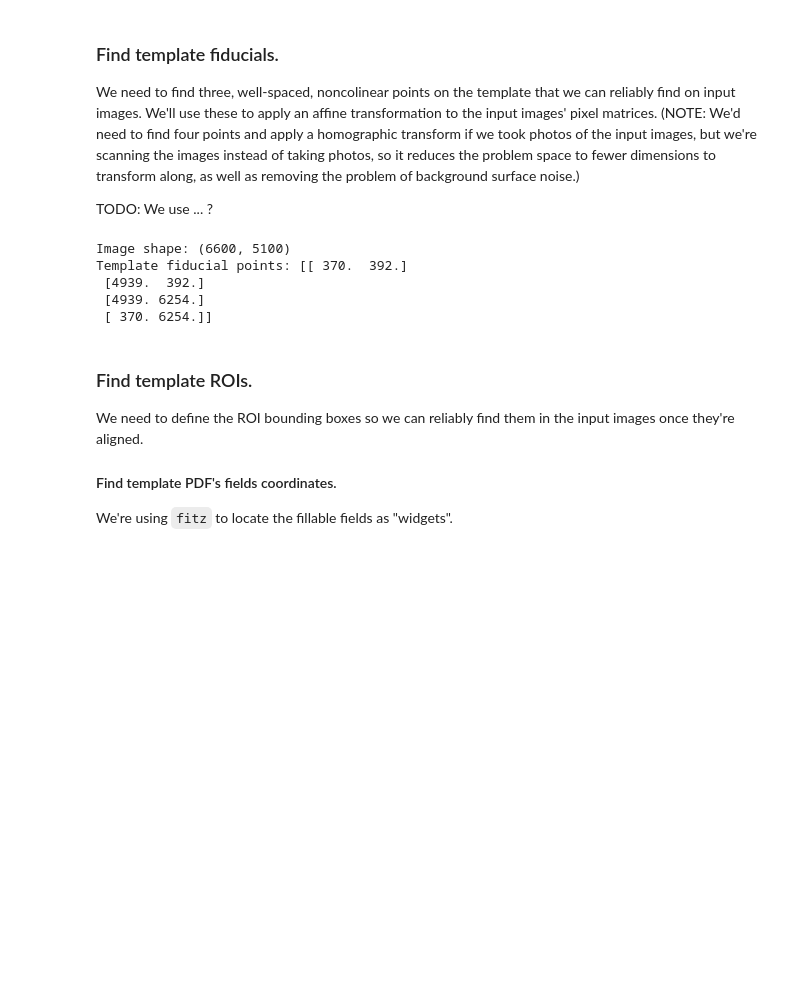
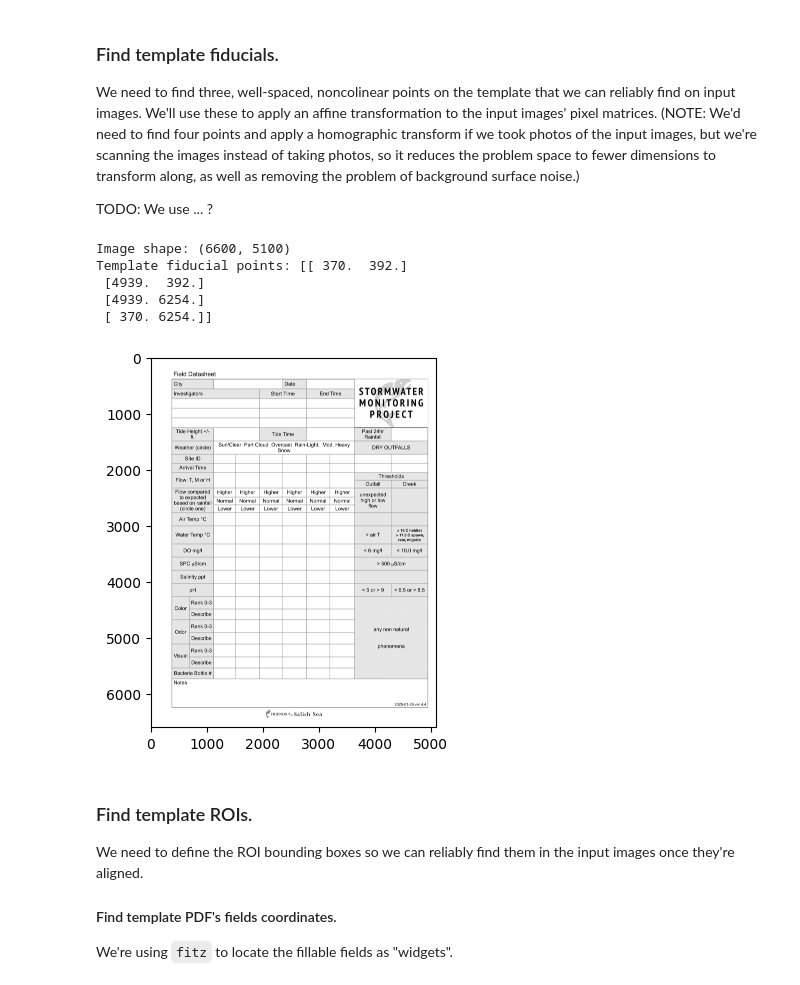
Before and after one commit to KalebCoberly/stormwater_monitoring_exploration, a Jupyter notebook: extraction.ipynb, the cells around one changed output. Cells and saved outputs as stored; diff of their text form; code cells hidden in the pictures; blank space fills up the shorter version.

Commit message:
Cleanup a little and add bounding box to images, which changed the notes ROI image.

```diff
--- a/extraction.ipynb
+++ b/extraction.ipynb
@@ -133,56 +133,63 @@ def get_fiducial_points(
     Returns:
         An array of detected fiducial points as (x, y) coordinates.
     """
-    ret, img_thresh = cv2.threshold(
+    _, img_thresh = cv2.threshold(
         src=img,
         thresh=FIDUCIAL_THRESHOLD,
         maxval=255,
         type=cv2.THRESH_BINARY_INV,
     )
-    # print(f"Thresholding result: {ret}")
 
     img_thresh = cv2.medianBlur(
         src=img_thresh,
         ksize=3,
     )
-    contours, hierarchy = cv2.findContours(
+    contours, _ = cv2.findContours(
         image=img_thresh,
         mode=cv2.RETR_EXTERNAL,
         method=cv2.CHAIN_APPROX_SIMPLE
     )
-    # print(f"Hierarchy: {hierarchy}")
 
     print(f"Image shape: {img.shape}")
 
     largest_area = 0
     x, y, w, h = 0, 0, 0, 0
     for contour in contours:
         countour_x, countour_y, countour_w, countour_h = cv2.boundingRect(array=contour)
         countour_area = countour_w * countour_h
         if countour_area > largest_area:
             largest_area = countour_area
             x, y, w, h = countour_x, countour_y, countour_w, countour_h
         elif countour_area == largest_area:
-            print(f"Found another contour with the same area: {countour_area} at ({countour_x}, {countour_y}) with size ({countour_w}, {countour_h})")
+            raise ValueError(
+                "Multiple contours with the same area found. "
+                "This is unexpected and may indicate an issue with the image."
+                f"Area: {countour_area}, "
+                f"Bounding Rect: ({countour_x}, {countour_y}, {countour_w}, {countour_h})"
+            )
 
     fiducial_points = np.array([
         [x, y],
         [x + w - 1, y],
         [x + w - 1, y + h - 1],
         [x, y + h - 1]
     ], dtype=np.float32)
 
+    rect = cv2.rectangle(img,(x,y),(x+w,y+h),(0,255,0),2)
+    plt.imshow(rect, cmap='gray')
+
     return fiducial_points
 
 
 template_fiducial_points = get_fiducial_points(img=template_gray)
 print(f"Template fiducial points: {template_fiducial_points}")
 # %% [output]
 Image shape: (6600, 5100)
 Template fiducial points: [[ 370.  392.]
  [4939.  392.]
  [4939. 6254.]
  [ 370. 6254.]]
+[figure, added]
 # %% [markdown]
 
 ### Find template ROIs.
```
Also changed, not shown: parts of 1 cell of this notebook, 1 other file.
